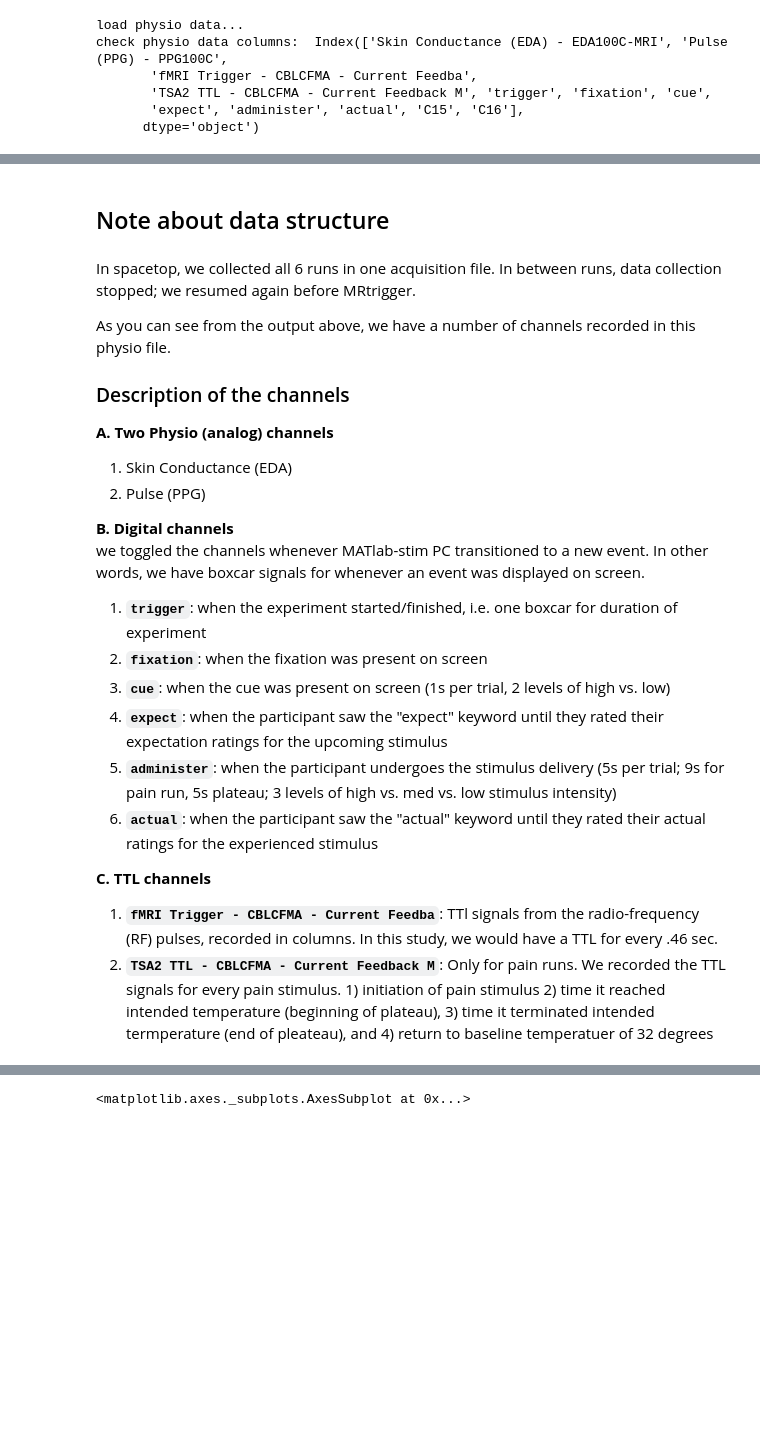
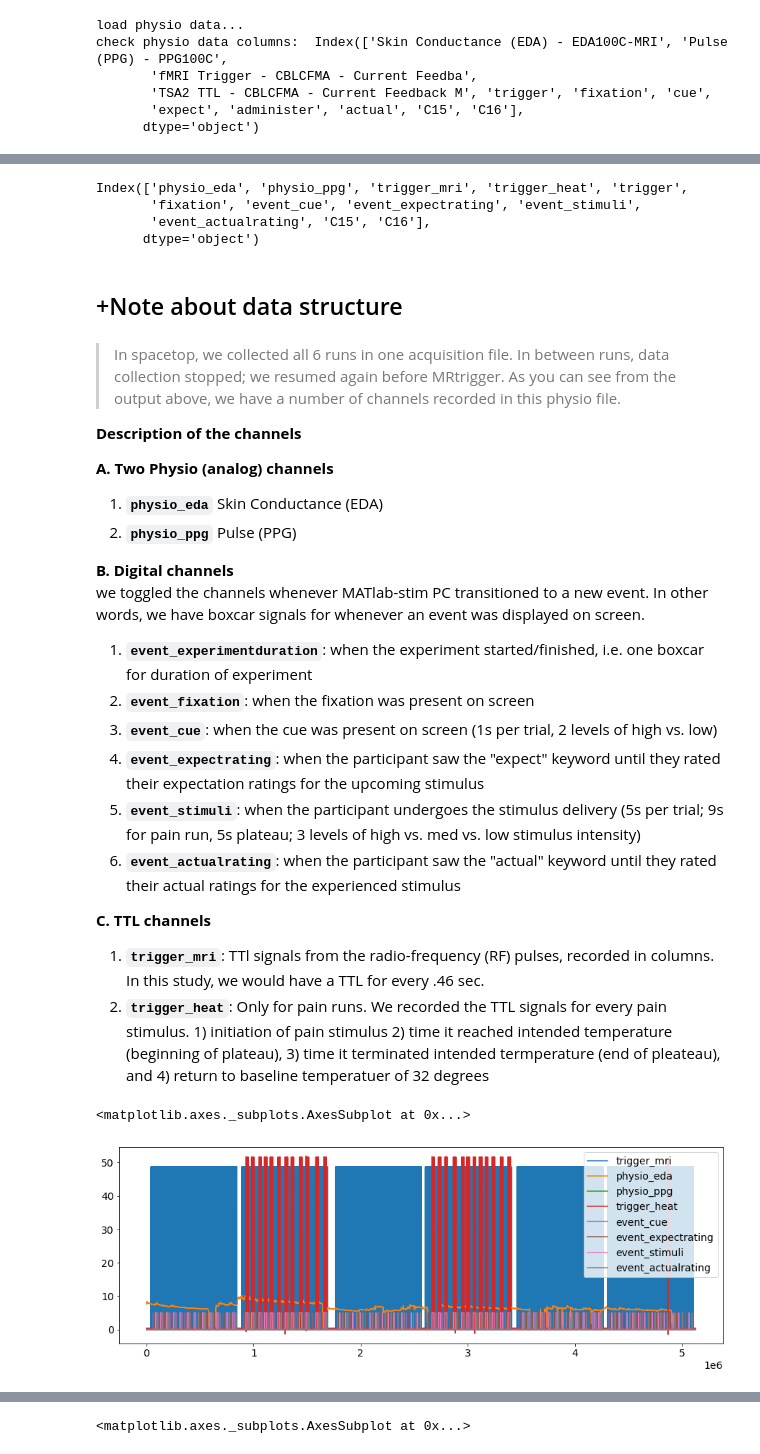
Before and after one commit to jungheejung/spacetop_biopac, a Jupyter notebook: scripts/neurokit/spacetop_biopac_analysis_walkthrough.ipynb, the cells around one changed output, grey strips where cells are left out. Saved outputs shown, nothing was run; the diff lists cells and outputs as text; code cells hidden in the pictures; blank space fills up the shorter version.

```diff
--- a/scripts/neurokit/spacetop_biopac_analysis_walkthrough.ipynb
+++ b/scripts/neurokit/spacetop_biopac_analysis_walkthrough.ipynb
@@ -111,26 +79,52 @@ check physio data columns:  Index(['Skin Conductance (EDA) - EDA100C-MRI', 'Puls
+# %%
+dict_column = {
+    'fMRI Trigger - CBLCFMA - Current Feedba':'trigger_mri',
+    'TSA2 TTL - CBLCFMA - Current Feedback M':'trigger_heat',
+    'Skin Conductance (EDA) - EDA100C-MRI':'physio_eda',
+    'Pulse (PPG) - PPG100C':'physio_ppg',
+    'trigger': 'event_experimentduration',
+    'fixation': 'event_fixation',
+    'cue': 'event_cue',
+    'expect': 'event_expectrating',
+    'administer': 'event_stimuli',
+    'actual': 'event_actualrating',
+}
+physio_df.rename(columns=dict_column, inplace=True)
+# %%
+physio_df.columns
+# %% [output]
+Index(['physio_eda', 'physio_ppg', 'trigger_mri', 'trigger_heat', 'trigger',
+       'fixation', 'event_cue', 'event_expectrating', 'event_stimuli',
+       'event_actualrating', 'C15', 'C16'],
+      dtype='object')
 # %% [markdown]
-## Note about data structure
+## +Note about data structure
 # %% [markdown]
-In spacetop, we collected all 6 runs in one acquisition file. In between runs, data collection stopped; we resumed again before MRtrigger.
+> In spacetop, we collected all 6 runs in one acquisition file. In between runs, data collection stopped; we resumed again before MRtrigger.
+> As you can see from the output above, we have a number of channels recorded in this physio file.
 
-As you can see from the output above, we have a number of channels recorded in this physio file.
-
-### Description of the channels
+**Description of the channels**
 
 **A. Two Physio (analog) channels**
-1.   Skin  Conductance (EDA)
-2.   Pulse (PPG)
+1.   **`physio_eda`** Skin  Conductance (EDA)
+2.   **`physio_ppg`** Pulse (PPG)
 
 **B. Digital channels**<br> we toggled the channels whenever  MATlab-stim PC transitioned to a new event. In other words, we have boxcar signals for whenever an event was displayed on screen.
 
-1.   **`trigger`**: when the experiment started/finished, i.e. one boxcar for duration of experiment
-2.   **`fixation`**: when the fixation was present on screen
-3.   **`cue`**: when the cue was present on screen (1s per trial, 2 levels of high vs. low)
-4.   **`expect`**: when the participant saw the "expect" keyword until they rated their expectation ratings for the upcoming stimulus
-5.   **`administer`**: when the participant undergoes the stimulus delivery (5s per trial; 9s for pain run, 5s plateau; 3 levels of high vs. med vs. low stimulus intensity)
-6.   **`actual`**:  when the participant saw the "actual" keyword until they rated their actual ratings for the experienced stimulus
+1.   **`event_experimentduration`**: when the experiment started/finished, i.e. one boxcar for duration of experiment
+2.   **`event_fixation`**: when the fixation was present on screen
+3.   **`event_cue`**: when the cue was present on screen (1s per trial, 2 levels of high vs. low)
+4.   **`event_expectrating`**: when the participant saw the "expect" keyword until they rated their expectation ratings for the upcoming stimulus
+5.   **`event_stimuli`**: when the participant undergoes the stimulus delivery (5s per trial; 9s for pain run, 5s plateau; 3 levels of high vs. med vs. low stimulus intensity)
+6.   **`event_actualrating`**:  when the participant saw the "actual" keyword until they rated their actual ratings for the experienced stimulus
 
 **C. TTL channels**
 
-1.   **`fMRI Trigger - CBLCFMA - Current Feedba`**: TTl signals from the radio-frequency (RF) pulses, recorded in columns. In this study, we would have a TTL for every .46 sec.
-2.   **`TSA2 TTL - CBLCFMA - Current Feedback M`**: Only for pain runs. We recorded the TTL signals for every pain stimulus. 1) initiation of pain stimulus 2) time it reached intended temperature (beginning of plateau), 3) time it terminated intended termperature (end of pleateau), and 4) return to baseline temperatuer of 32 degrees
+1.   **`trigger_mri`**: TTl signals from the radio-frequency (RF) pulses, recorded in columns. In this study, we would have a TTL for every .46 sec.
+2.   **`trigger_heat`**: Only for pain runs. We recorded the TTL signals for every pain stimulus. 1) initiation of pain stimulus 2) time it reached intended temperature (beginning of plateau), 3) time it terminated intended termperature (end of pleateau), and 4) return to baseline temperatuer of 32 degrees
+# %%
+physio_df[['trigger_mri', 'physio_eda', 'physio_ppg', 'trigger_heat',
+           'event_cue', 'event_expectrating', 'event_stimuli', 'event_actualrating']].plot()
+# %% [output]
+<matplotlib.axes._subplots.AxesSubplot at 0x...>
+[figure, added]
```
Also changed, not shown: parts of 33 cells of this notebook.
